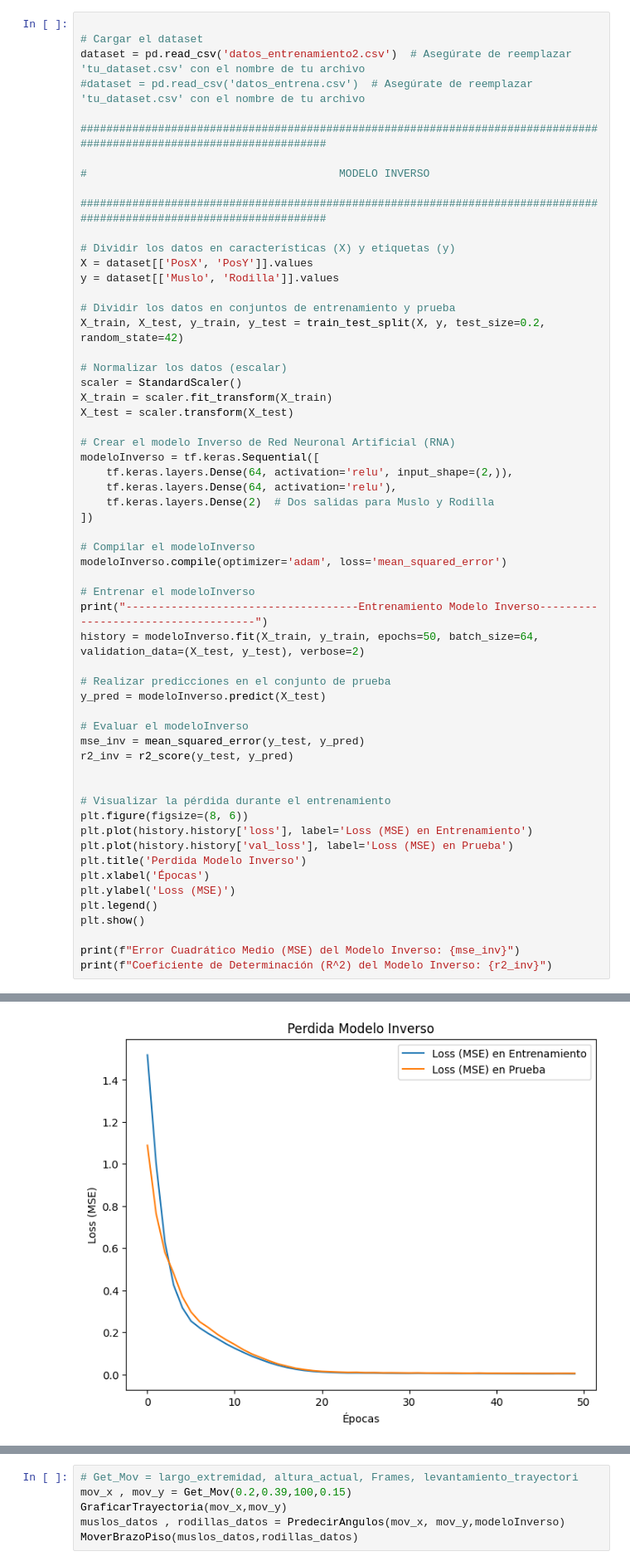
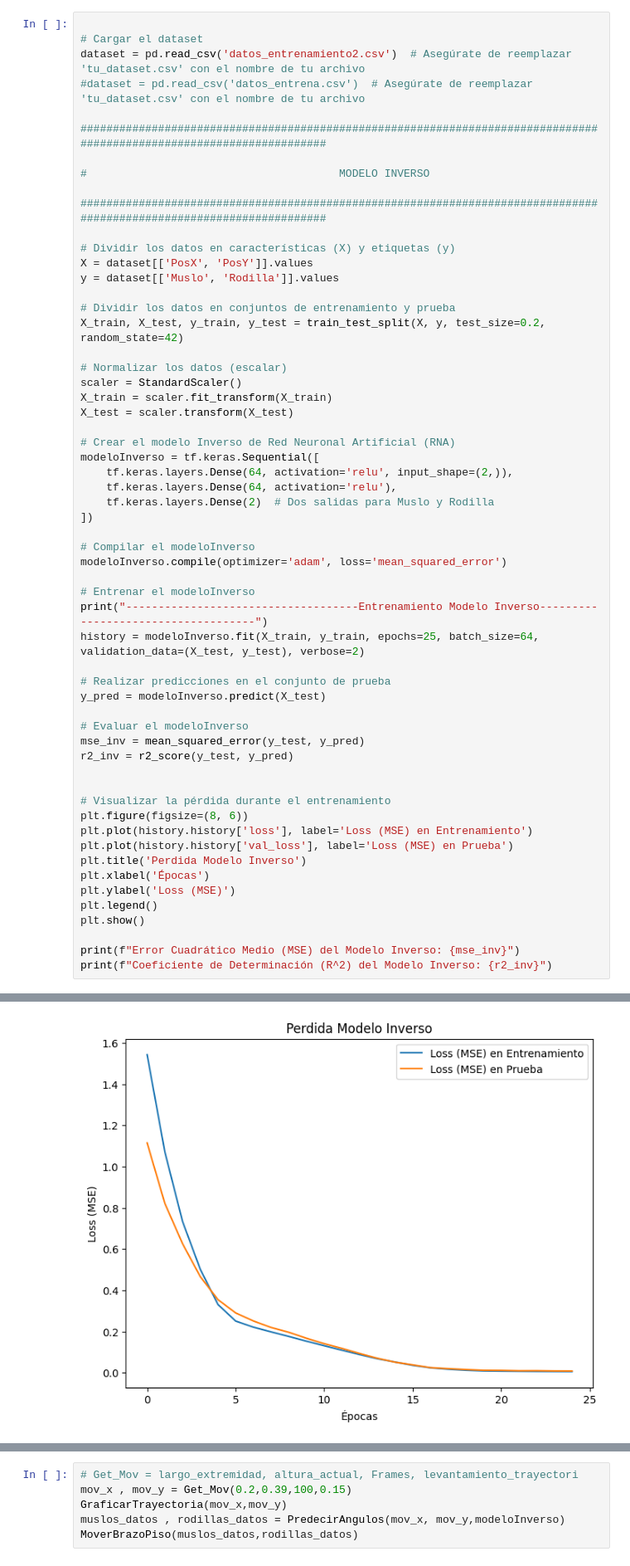
Before and after one commit to jorge-conejeros/Quadruped-Robot, a Jupyter notebook: testing.ipynb, the cells around one changed output, grey strips where cells are left out. Shown at 83% size. Cells and saved outputs as stored; diff of their text form.

```diff
--- a/testing.ipynb
+++ b/testing.ipynb
@@ -104,7 +117,7 @@ modeloInverso.compile(optimizer='adam', loss='mean_squared_error')
 
 # Entrenar el modeloInverso
 print("------------------------------------Entrenamiento Modelo Inverso------------------------------------")
-history = modeloInverso.fit(X_train, y_train, epochs=50, batch_size=64, validation_data=(X_test, y_test), verbose=2)
+history = modeloInverso.fit(X_train, y_train, epochs=25, batch_size=64, validation_data=(X_test, y_test), verbose=2)
 
 # Realizar predicciones en el conjunto de prueba
 y_pred = modeloInverso.predict(X_test)
@@ -147 +160 @@ Epoch 50/50
-[figure, old version]
+[figure, new version]
```
Also changed, not shown: parts of 5 cells of this notebook, 2 other files.
